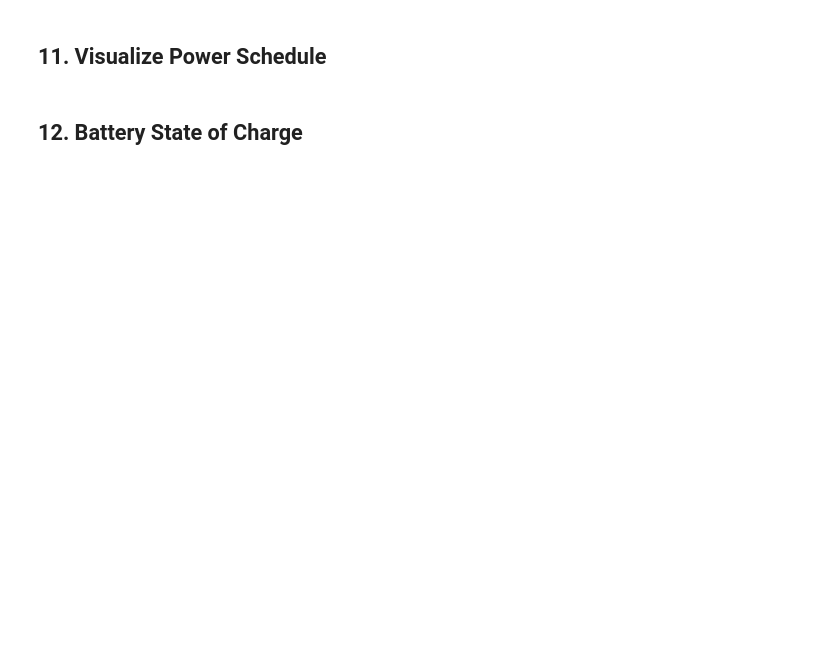
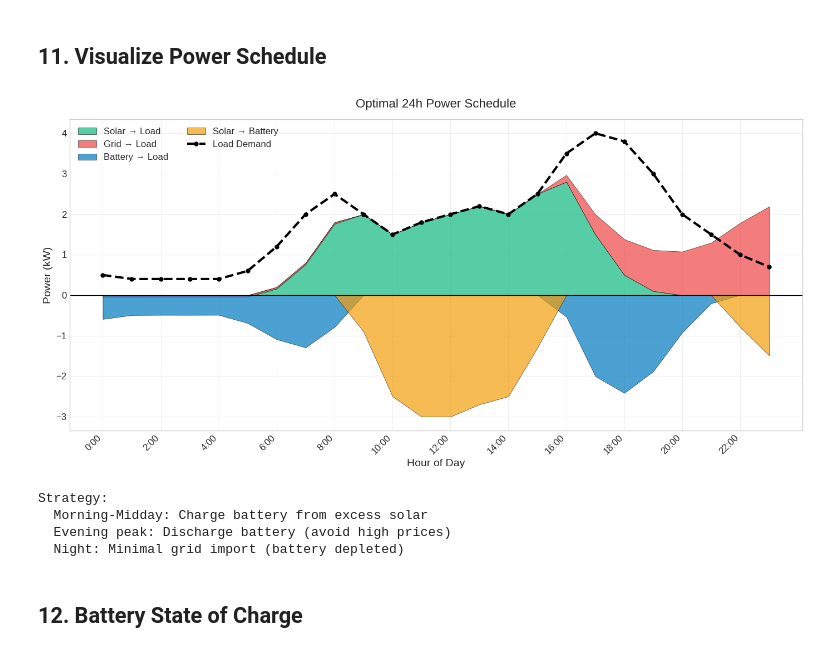
Before and after one commit to misarb/workshop_casadi, a Jupyter notebook: notebooks/02_solar_battery_management.ipynb, the cells around one changed output. Drawn from its saved outputs; the diff is of its cells as text; code cells hidden in the pictures; blank space fills up the shorter version.

```diff
--- a/notebooks/02_solar_battery_management.ipynb
+++ b/notebooks/02_solar_battery_management.ipynb
@@ -318,35 +384,41 @@ bottom += P_solar_to_load
 ax.fill_between(time_hours, bottom, bottom + P_grid_opt,
                 alpha=0.7, color=BELKX_RED, label='Grid → Load', edgecolor='black', linewidth=0.5)
 
 # Battery discharge (blue, below zero)
 ax.fill_between(time_hours, 0, P_bat_discharge,
                 alpha=0.7, color=BELKX_BLUE, label='Battery → Load', edgecolor='black', linewidth=0.5)
 
 # Battery charge (orange, below solar)
 ax.fill_between(time_hours, -P_bat_charge, 0,
                 alpha=0.7, color=BELKX_ORANGE, label='Solar → Battery', edgecolor='black', linewidth=0.5)
 
 # Load demand line
 ax.plot(time_hours, load_profile, color='black', linewidth=3, linestyle='--', marker='o', markersize=5, label='Load Demand')
 
 ax.set_xlabel('Hour of Day', fontsize=14)
 ax.set_ylabel('Power (kW)', fontsize=14)
 ax.set_title('Optimal 24h Power Schedule', fontsize=16, pad=15)
 ax.legend(loc='upper left', fontsize=12, ncol=2)
 ax.grid(True, alpha=0.3)
 ax.axhline(0, color='black', linewidth=1)
 ax.set_xticks(range(0, 24, 2))
 ax.set_xticklabels([f'{h}:00' for h in range(0, 24, 2)], rotation=45, ha='right')
 
 plt.tight_layout()
-plt.savefig('../public/slides/intro-optimization-mpc-workshop/solar-battery-schedule.png',
-            dpi=300, bbox_inches='tight', facecolor='white')
+# plt.savefig('../public/slides/intro-optimization-mpc-workshop/solar-battery-schedule.png',
+#             dpi=300, bbox_inches='tight', facecolor='white')
 plt.show()
 
 print("\nStrategy:")
 print("  Morning-Midday: Charge battery from excess solar")
 print("  Evening peak: Discharge battery (avoid high prices)")
 print("  Night: Minimal grid import (battery depleted)")
+# %% [output]
+[figure, added]
+Strategy:
+  Morning-Midday: Charge battery from excess solar
+  Evening peak: Discharge battery (avoid high prices)
+  Night: Minimal grid import (battery depleted)
 # %% [markdown]
 ## 12. Battery State of Charge
 # %%
```
Also changed, not shown: parts of 19 cells of this notebook, 5 other files.
